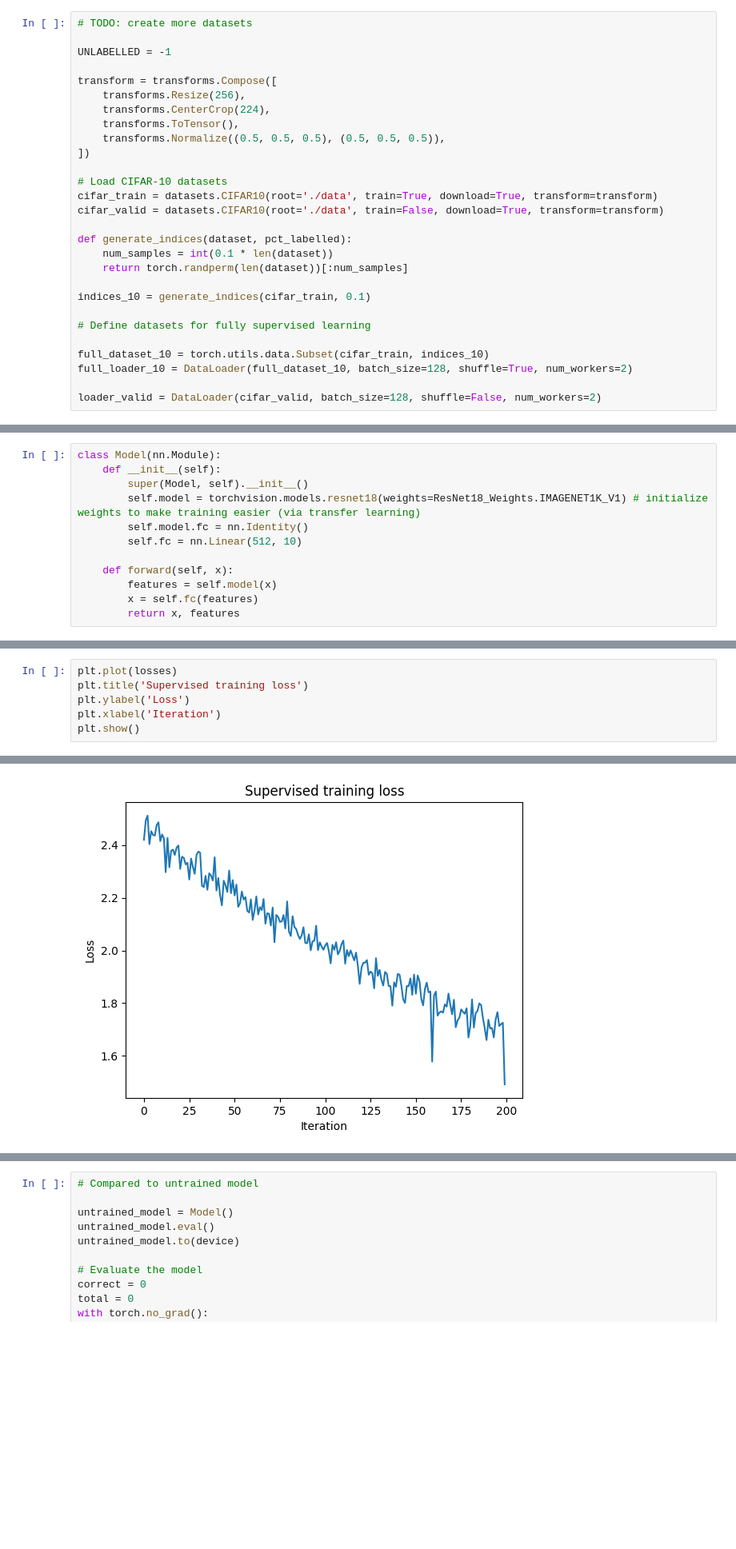
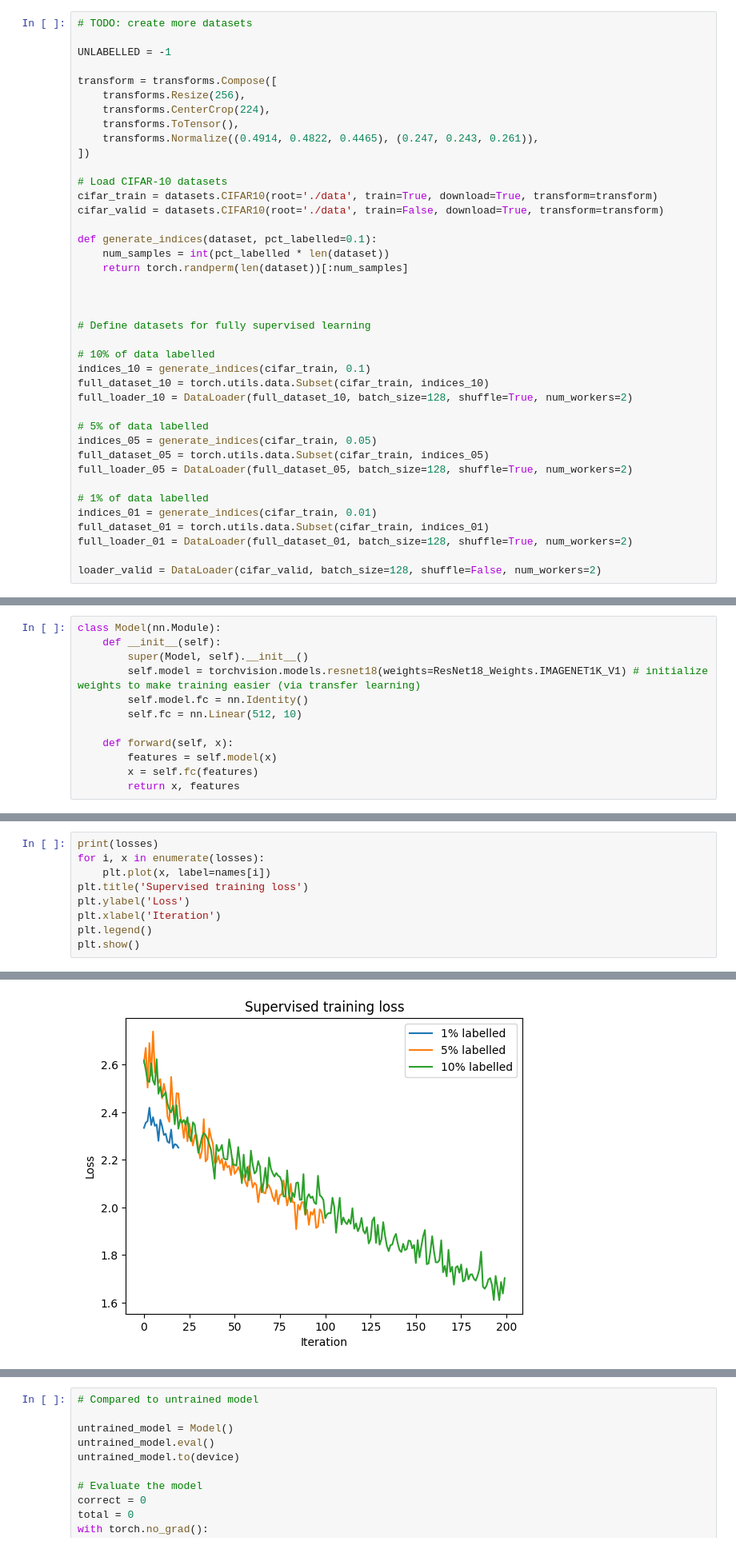
Before and after one commit to bill-l1/semi-supervised-cnn, a Jupyter notebook: cs484_final.ipynb, the cells around one changed output, grey strips where cells are left out. Shown at 80% size. Saved outputs shown, nothing was run; the diff lists cells and outputs as text; blank space fills up the shorter version.

Commit message:
Add llp stuff and multiple runs for the different datasets with varying amounts of labelling

```diff
--- a/cs484_final.ipynb
+++ b/cs484_final.ipynb
@@ -42,23 +42,35 @@ transform = transforms.Compose([
     transforms.Resize(256),
     transforms.CenterCrop(224),
     transforms.ToTensor(),
-    transforms.Normalize((0.5, 0.5, 0.5), (0.5, 0.5, 0.5)),
+    transforms.Normalize((0.4914, 0.4822, 0.4465), (0.247, 0.243, 0.261)),
 ])
 
 # Load CIFAR-10 datasets
 cifar_train = datasets.CIFAR10(root='./data', train=True, download=True, transform=transform)
 cifar_valid = datasets.CIFAR10(root='./data', train=False, download=True, transform=transform)
 
-def generate_indices(dataset, pct_labelled):
-    num_samples = int(0.1 * len(dataset))
+def generate_indices(dataset, pct_labelled=0.1):
+    num_samples = int(pct_labelled * len(dataset))
     return torch.randperm(len(dataset))[:num_samples]
 
-indices_10 = generate_indices(cifar_train, 0.1)
+
 
 # Define datasets for fully supervised learning
 
+# 10% of data labelled
+indices_10 = generate_indices(cifar_train, 0.1)
 full_dataset_10 = torch.utils.data.Subset(cifar_train, indices_10)
 full_loader_10 = DataLoader(full_dataset_10, batch_size=128, shuffle=True, num_workers=2)
 
+# 5% of data labelled
+indices_05 = generate_indices(cifar_train, 0.05)
+full_dataset_05 = torch.utils.data.Subset(cifar_train, indices_05)
+full_loader_05 = DataLoader(full_dataset_05, batch_size=128, shuffle=True, num_workers=2)
+
+# 1% of data labelled
+indices_01 = generate_indices(cifar_train, 0.01)
+full_dataset_01 = torch.utils.data.Subset(cifar_train, indices_01)
+full_loader_01 = DataLoader(full_dataset_01, batch_size=128, shuffle=True, num_workers=2)
+
 loader_valid = DataLoader(cifar_valid, batch_size=128, shuffle=False, num_workers=2)
 # %% [output]
@@ -121,7 +147,10 @@ Epoch 5/10, Loss: 1.4918
 # %%
-plt.plot(losses)
+print(losses)
+for i, x in enumerate(losses):
+    plt.plot(x, label=names[i])
 plt.title('Supervised training loss')
 plt.ylabel('Loss')
 plt.xlabel('Iteration')
+plt.legend()
 plt.show()
 # %% [output]
@@ -128,2 +158,2 @@ plt.show()
-[figure, old version]
+[figure, new version]
 # %%
```
Also changed, not shown: parts of 16 cells of this notebook.
